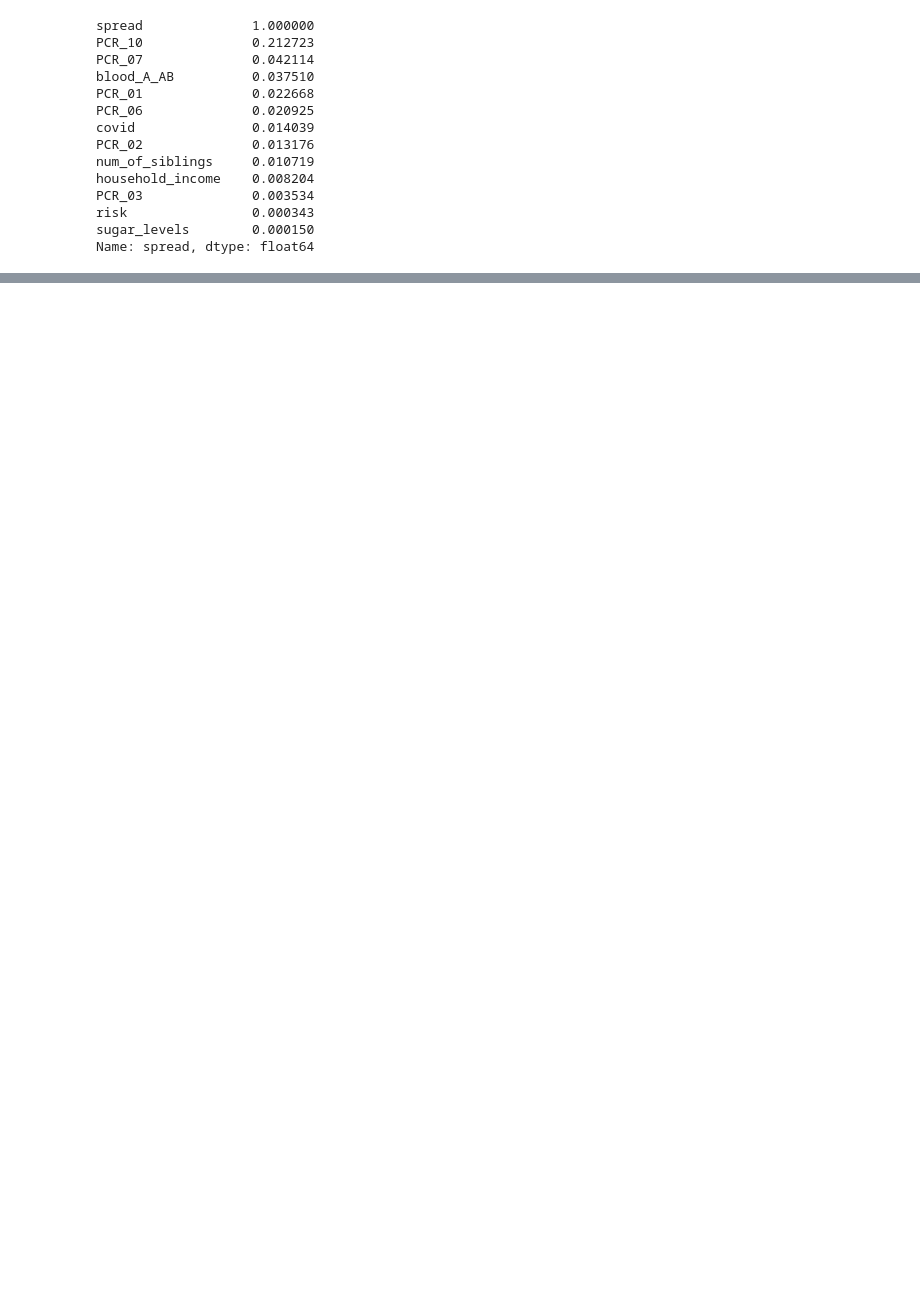
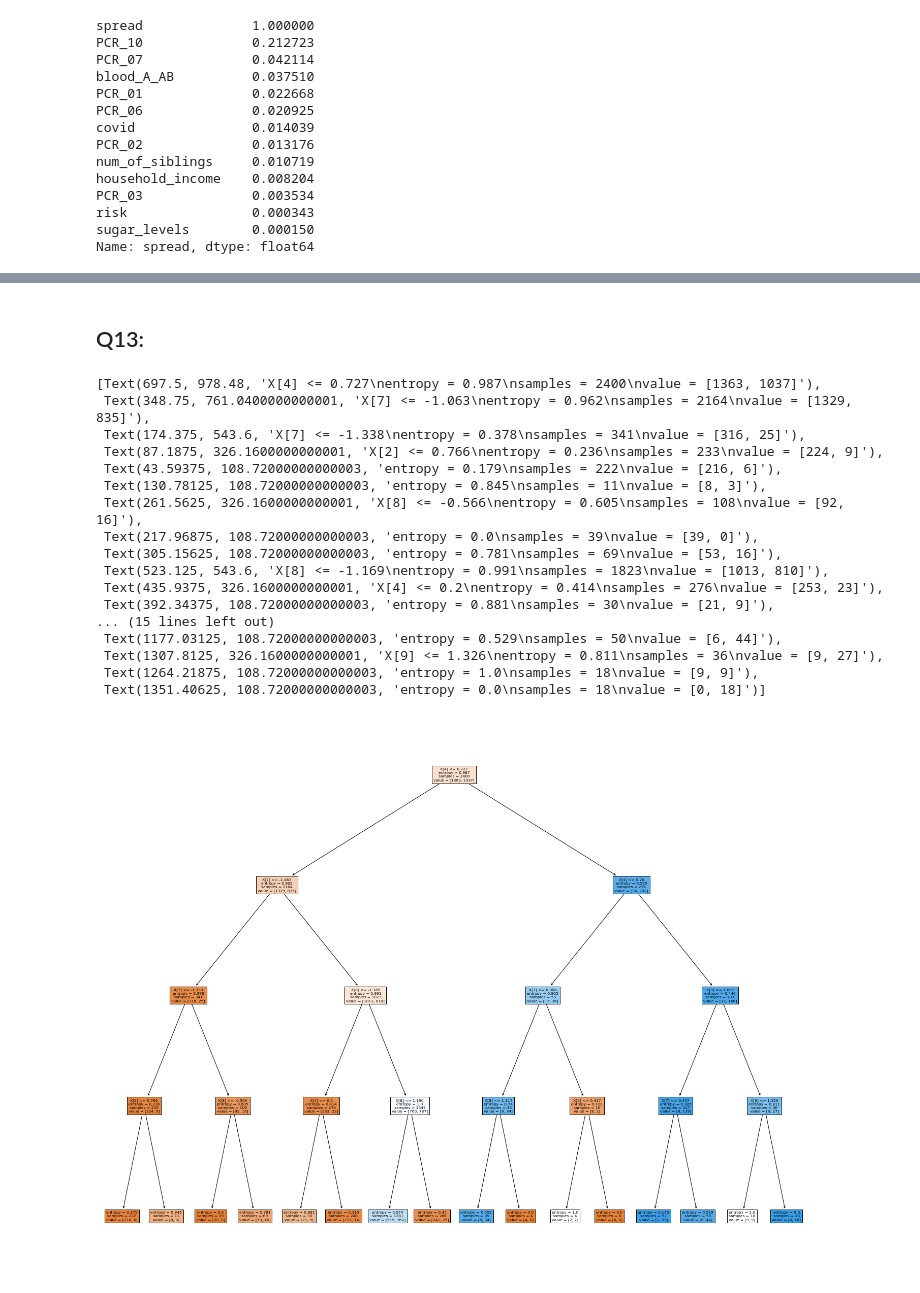
Before and after one commit to Av0cat0/IntroToML-cs236756-HW2, a Jupyter notebook: 313575599-308160647.ipynb, the cells around one changed output, grey strips where cells are left out. Cells and saved outputs as stored; diff of their text form; code cells hidden in the pictures; blank space fills up the shorter version.

```diff
--- a/313575599-308160647.ipynb
+++ b/313575599-308160647.ipynb
@@ -91,0 +124,32 @@ ax.set_zlabel('PCR_10')
+# %% [markdown]
+## Q13:
+# %%
+features = [x for x in df_train.columns if x not in ['covid', 'risk', 'spread']]
+x_train = df_train[features]
+y_train = df_train['risk']
+x_test = df_test[features]
+y_test = df_test['risk']
+h = DecisionTreeClassifier(criterion="entropy", max_depth=4)
+h.fit(x_train, y_train)
+trainAcc = np.sum(h.predict(x_train) == y_train) * 100 / len(y_train)
+plt.figure(figsize=(25,20))
+plot_tree(h, filled=True)
+# %% [output]
+[Text(697.5, 978.48, 'X[4] <= 0.727\nentropy = 0.987\nsamples = 2400\nvalue = [1363, 1037]'),
+ Text(348.75, 761.0400000000001, 'X[7] <= -1.063\nentropy = 0.962\nsamples = 2164\nvalue = [1329, 835]'),
+ Text(174.375, 543.6, 'X[7] <= -1.338\nentropy = 0.378\nsamples = 341\nvalue = [316, 25]'),
+ Text(87.1875, 326.1600000000001, 'X[2] <= 0.766\nentropy = 0.236\nsamples = 233\nvalue = [224, 9]'),
+ Text(43.59375, 108.72000000000003, 'entropy = 0.179\nsamples = 222\nvalue = [216, 6]'),
+ Text(130.78125, 108.72000000000003, 'entropy = 0.845\nsamples = 11\nvalue = [8, 3]'),
+ Text(261.5625, 326.1600000000001, 'X[8] <= -0.566\nentropy = 0.605\nsamples = 108\nvalue = [92, 16]'),
+ Text(217.96875, 108.72000000000003, 'entropy = 0.0\nsamples = 39\nvalue = [39, 0]'),
+ Text(305.15625, 108.72000000000003, 'entropy = 0.781\nsamples = 69\nvalue = [53, 16]'),
+ Text(523.125, 543.6, 'X[8] <= -1.169\nentropy = 0.991\nsamples = 1823\nvalue = [1013, 810]'),
+ Text(435.9375, 326.1600000000001, 'X[4] <= 0.2\nentropy = 0.414\nsamples = 276\nvalue = [253, 23]'),
+ Text(392.34375, 108.72000000000003, 'entropy = 0.881\nsamples = 30\nvalue = [21, 9]'),
+... (15 lines left out)
+ Text(1177.03125, 108.72000000000003, 'entropy = 0.529\nsamples = 50\nvalue = [6, 44]'),
+ Text(1307.8125, 326.1600000000001, 'X[9] <= 1.326\nentropy = 0.811\nsamples = 36\nvalue = [9, 27]'),
+ Text(1264.21875, 108.72000000000003, 'entropy = 1.0\nsamples = 18\nvalue = [9, 9]'),
+ Text(1351.40625, 108.72000000000003, 'entropy = 0.0\nsamples = 18\nvalue = [0, 18]')]
+[figure, added]
```
Also changed, not shown: parts of 22 cells of this notebook, 18 other files.
